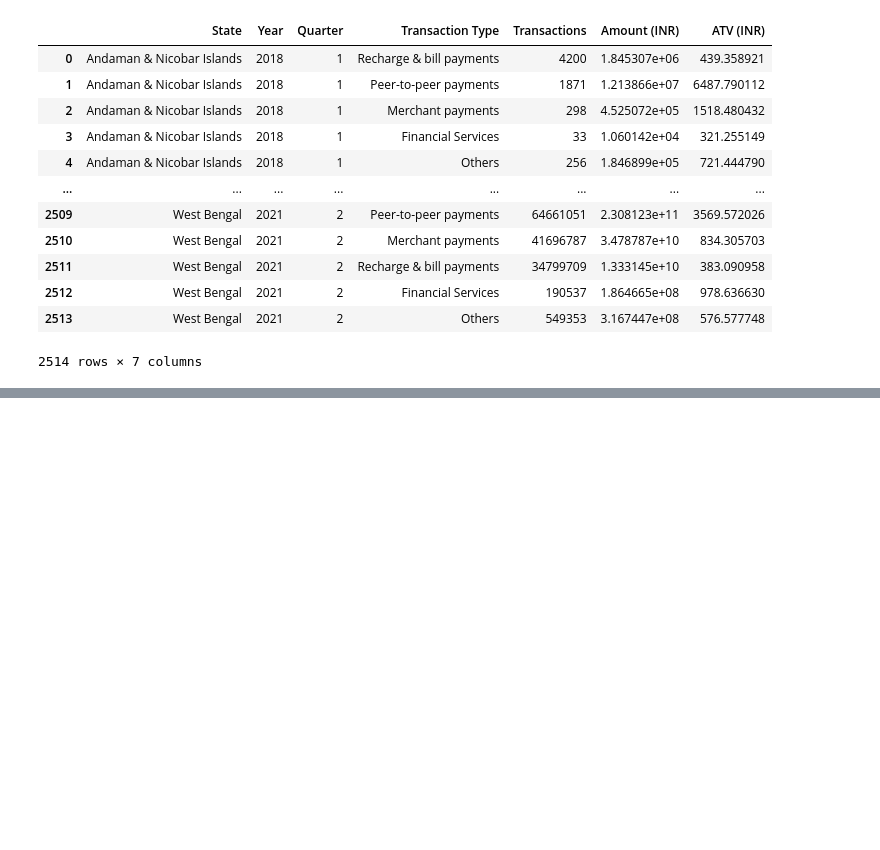
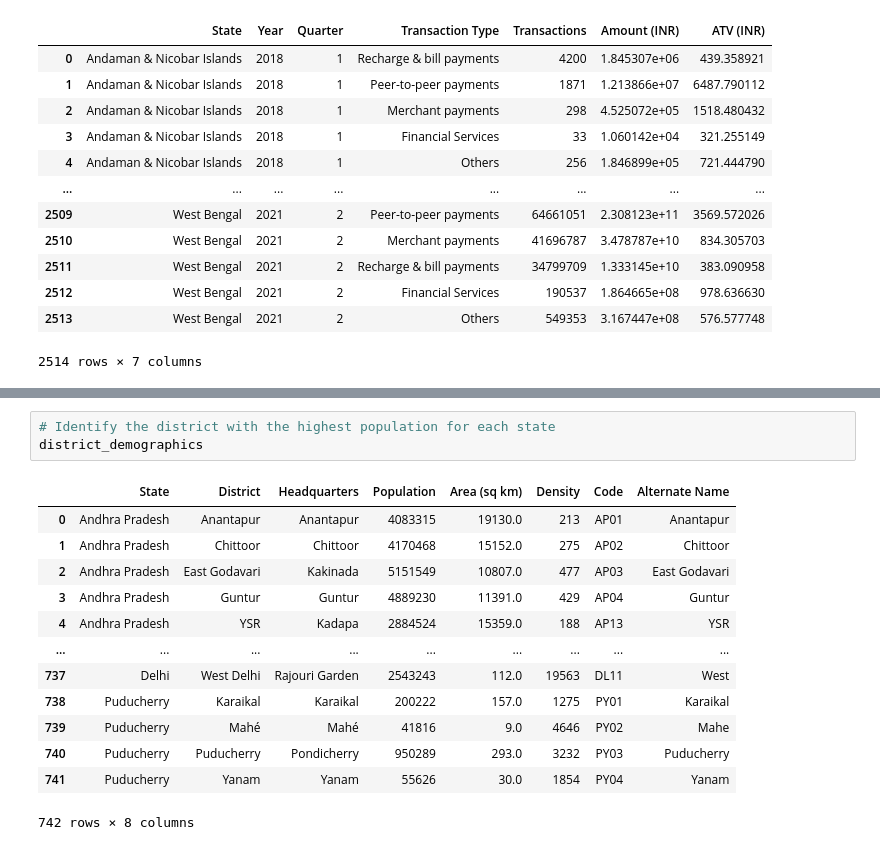
Before and after one commit to Shyam1327/PhonePe_Case_Study_Analysis, a Jupyter notebook: PhonePe.ipynb, the cells around one changed output, grey strips where cells are left out. Drawn from its saved outputs; the diff is of its cells as text; blank space fills up the shorter version.

```diff
--- a/PhonePe.ipynb
+++ b/PhonePe.ipynb
@@ -569,0 +661,17 @@ freq_txn_type
+# %%
+# Identify the district with the highest population for each state
+district_demographics
+# %% [output]
+|  | State | District | Headquarters | Population | Area (sq km) | Density | Code | Alternate Name |
+| 0 | Andhra Pradesh | Anantapur | Anantapur | 4083315 | 19130.0 | 213 | AP01 | Anantapur |
+| 1 | Andhra Pradesh | Chittoor | Chittoor | 4170468 | 15152.0 | 275 | AP02 | Chittoor |
+| 2 | Andhra Pradesh | East Godavari | Kakinada | 5151549 | 10807.0 | 477 | AP03 | East Godavari |
+| 3 | Andhra Pradesh | Guntur | Guntur | 4889230 | 11391.0 | 429 | AP04 | Guntur |
+| 4 | Andhra Pradesh | YSR | Kadapa | 2884524 | 15359.0 | 188 | AP13 | YSR |
+| ... | ... | ... | ... | ... | ... | ... | ... | ... |
+| 737 | Delhi | West Delhi | Rajouri Garden | 2543243 | 112.0 | 19563 | DL11 | West |
+| 738 | Puducherry | Karaikal | Karaikal | 200222 | 157.0 | 1275 | PY01 | Karaikal |
+| 739 | Puducherry | Mahé | Mahé | 41816 | 9.0 | 4646 | PY02 | Mahe |
+| 740 | Puducherry | Puducherry | Pondicherry | 950289 | 293.0 | 3232 | PY03 | Puducherry |
+| 741 | Puducherry | Yanam | Yanam | 55626 | 30.0 | 1854 | PY04 | Yanam |
+742 rows × 8 columns
```
Also changed, not shown: parts of 16 cells of this notebook.
